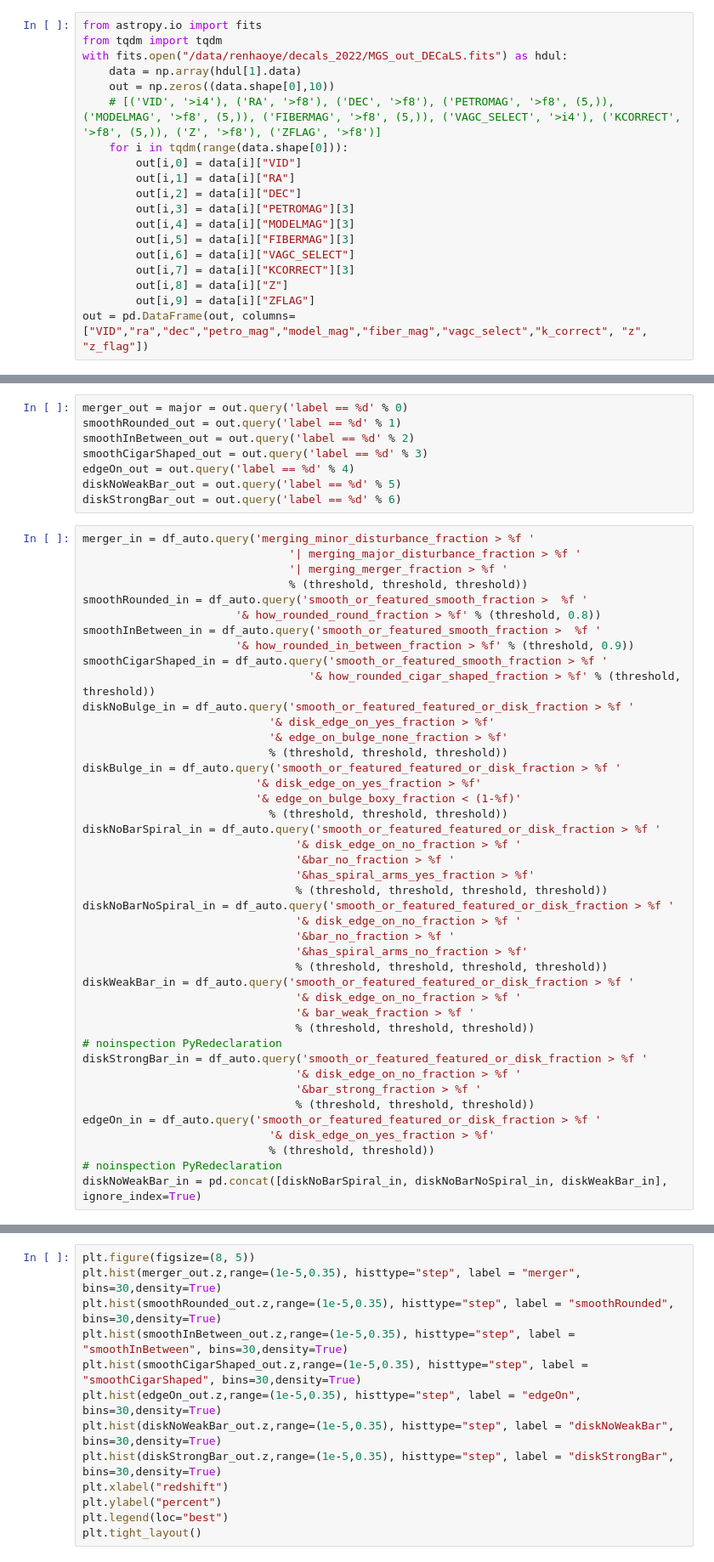
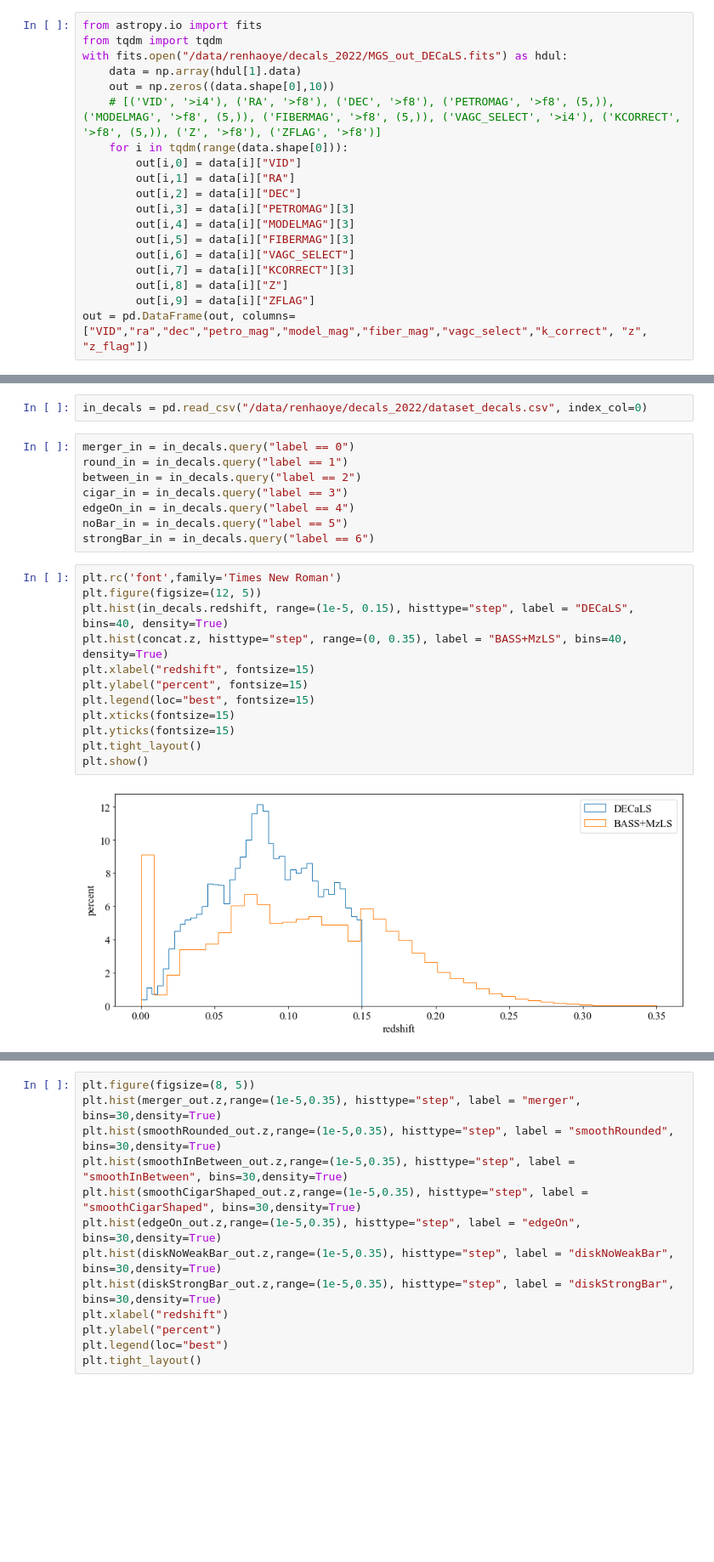
Before and after one commit to Astro-Astre/Pixel-based_DeepLearningTechnic, a Jupyter notebook: preprocess/out_decals.ipynb, the cells around one changed output, grey strips where cells are left out. Shown at 85% size. Cells and saved outputs as stored; diff of their text form; blank space fills up the shorter version.

```diff
--- a/preprocess/out_decals.ipynb
+++ b/preprocess/out_decals.ipynb
@@ -96,54 +82,27 @@ out = pd.merge(out,decals_pred,how="inner").dropna()
+# %%
+in_decals = pd.read_csv("/data/renhaoye/decals_2022/dataset_decals.csv", index_col=0)
 # %%
-merger_out = major = out.query('label == %d' % 0)
-smoothRounded_out = out.query('label == %d' % 1)
-smoothInBetween_out = out.query('label == %d' % 2)
-smoothCigarShaped_out = out.query('label == %d' % 3)
-edgeOn_out = out.query('label == %d' % 4)
-diskNoWeakBar_out = out.query('label == %d' % 5)
-diskStrongBar_out = out.query('label == %d' % 6)
+merger_in = in_decals.query("label == 0")
+round_in = in_decals.query("label == 1")
+between_in = in_decals.query("label == 2")
+cigar_in = in_decals.query("label == 3")
+edgeOn_in = in_decals.query("label == 4")
+noBar_in = in_decals.query("label == 5")
+strongBar_in = in_decals.query("label == 6")
-# %%
-merger_in = df_auto.query('merging_minor_disturbance_fraction > %f '
-                               '| merging_major_disturbance_fraction > %f '
-                               '| merging_merger_fraction > %f '
-                               % (threshold, threshold, threshold))
-smoothRounded_in = df_auto.query('smooth_or_featured_smooth_fraction >  %f '
-                       '& how_rounded_round_fraction > %f' % (threshold, 0.8))
-smoothInBetween_in = df_auto.query('smooth_or_featured_smooth_fraction >  %f '
-                       '& how_rounded_in_between_fraction > %f' % (threshold, 0.9))
-smoothCigarShaped_in = df_auto.query('smooth_or_featured_smooth_fraction > %f '
-                                  '& how_rounded_cigar_shaped_fraction > %f' % (threshold, threshold))
-diskNoBulge_in = df_auto.query('smooth_or_featured_featured_or_disk_fraction > %f '
-                            '& disk_edge_on_yes_fraction > %f'
-                            '& edge_on_bulge_none_fraction > %f'
-                            % (threshold, threshold, threshold))
-diskBulge_in = df_auto.query('smooth_or_featured_featured_or_disk_fraction > %f '
-                          '& disk_edge_on_yes_fraction > %f'
-                          '& edge_on_bulge_boxy_fraction < (1-%f)'
-                            % (threshold, threshold, threshold))
-diskNoBarSpiral_in = df_auto.query('smooth_or_featured_featured_or_disk_fraction > %f '
-                                '& disk_edge_on_no_fraction > %f '
-                                '&bar_no_fraction > %f '
-                                '&has_spiral_arms_yes_fraction > %f'
-                                % (threshold, threshold, threshold, threshold))
-diskNoBarNoSpiral_in = df_auto.query('smooth_or_featured_featured_or_disk_fraction > %f '
-                                '& disk_edge_on_no_fraction > %f '
-                                '&bar_no_fraction > %f '
-                                '&has_spiral_arms_no_fraction > %f'
-                                % (threshold, threshold, threshold, threshold))
-diskWeakBar_in = df_auto.query('smooth_or_featured_featured_or_disk_fraction > %f '
-                                '& disk_edge_on_no_fraction > %f '
-                                '& bar_weak_fraction > %f '
-                                % (threshold, threshold, threshold))
-# noinspection PyRedeclaration
-diskStrongBar_in = df_auto.query('smooth_or_featured_featured_or_disk_fraction > %f '
-                                '& disk_edge_on_no_fraction > %f '
-                                '&bar_strong_fraction > %f '
-                                % (threshold, threshold, threshold))
-edgeOn_in = df_auto.query('smooth_or_featured_featured_or_disk_fraction > %f '
-                            '& disk_edge_on_yes_fraction > %f'
-                            % (threshold, threshold))
-# noinspection PyRedeclaration
-diskNoWeakBar_in = pd.concat([diskNoBarSpiral_in, diskNoBarNoSpiral_in, diskWeakBar_in], ignore_index=True)
+# %%
+plt.rc('font',family='Times New Roman')
+plt.figure(figsize=(12, 5))
+plt.hist(in_decals.redshift, range=(1e-5, 0.15), histtype="step", label = "DECaLS", bins=40, density=True)
+plt.hist(concat.z, histtype="step", range=(0, 0.35), label = "BASS+MzLS", bins=40, density=True)
+plt.xlabel("redshift", fontsize=15)
+plt.ylabel("percent", fontsize=15)
+plt.legend(loc="best", fontsize=15)
+plt.xticks(fontsize=15)
+plt.yticks(fontsize=15)
+plt.tight_layout()
+plt.show()
+# %% [output]
+[figure, added]
 # %%
 plt.figure(figsize=(8, 5))
 plt.hist(merger_in.redshift,range=(1e-5,0.35), histtype="step", label = "merger", bins=30,density=True)
```
Also changed, not shown: parts of 12 cells of this notebook, 14 other files.
